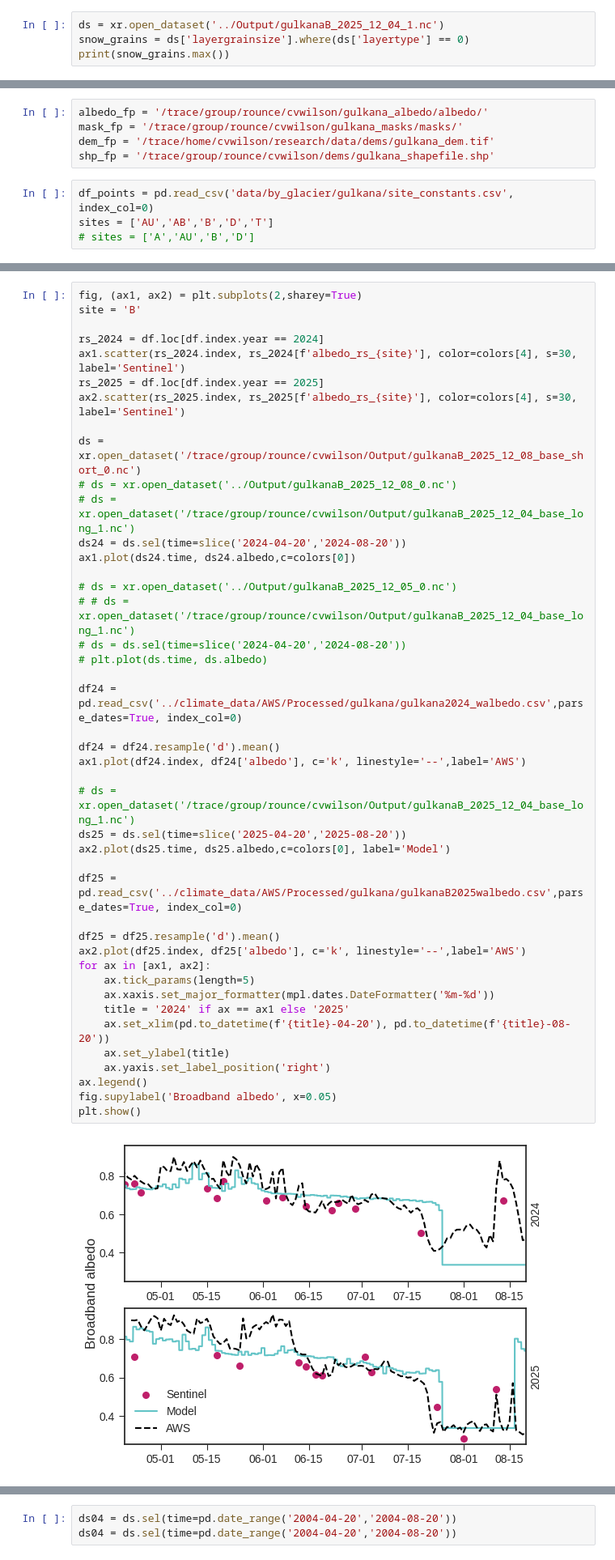
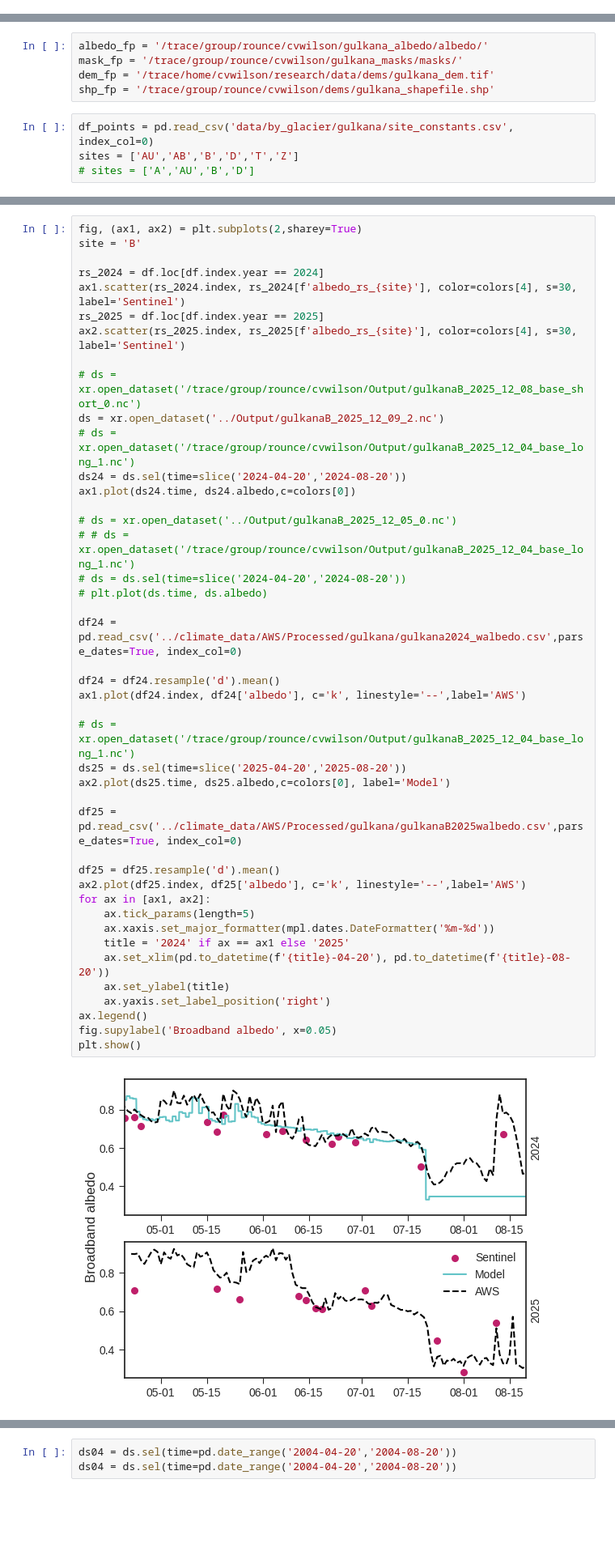
Before and after one commit to clairevwilson/PEBSI, a Jupyter notebook: compare_rs_albedo.ipynb, the cells around one changed output, grey strips where cells are left out. Shown at 81% size. Saved outputs shown, nothing was run; the diff lists cells and outputs as text; blank space fills up the shorter version.

```diff
--- a/compare_rs_albedo.ipynb
+++ b/compare_rs_albedo.ipynb
@@ -25,7 +26,3 @@ plt.show()
 # visualize_layers(ds, dates, ['layerBC','layergrainsize','layerwater'])
 # %% [output]
 [figure]
-# %%
-ds = xr.open_dataset('../Output/gulkanaB_2025_12_04_1.nc')
-snow_grains = ds['layergrainsize'].where(ds['layertype'] == 0)
-print(snow_grains.max())
@@ -39,7 +33,7 @@ dem_fp = '/trace/home/cvwilson/research/data/dems/gulkana_dem.tif'
 shp_fp = '/trace/group/rounce/cvwilson/dems/gulkana_shapefile.shp'
 # %%
 df_points = pd.read_csv('data/by_glacier/gulkana/site_constants.csv', index_col=0)
-sites = ['AU','AB','B','D','T']
+sites = ['AU','AB','B','D','T','Z']
 # sites = ['A','AU','B','D']
 # %%
 df = pd.DataFrame({f'albedo_rs_{site}':[] for site in sites}, index=[])
@@ -145,42 +139,42 @@ ax1.scatter(rs_2024.index, rs_2024[f'albedo_rs_{site}'], color=colors[4], s=30,
 rs_2025 = df.loc[df.index.year == 2025]
 ax2.scatter(rs_2025.index, rs_2025[f'albedo_rs_{site}'], color=colors[4], s=30, label='Sentinel')
 
-ds = xr.open_dataset('/trace/group/rounce/cvwilson/Output/gulkanaB_2025_12_08_base_short_0.nc')
-# ds = xr.open_dataset('../Output/gulkanaB_2025_12_08_0.nc')
+# ds = xr.open_dataset('/trace/group/rounce/cvwilson/Output/gulkanaB_2025_12_08_base_short_0.nc')
+ds = xr.open_dataset('../Output/gulkanaB_2025_12_09_2.nc')
 # ds = xr.open_dataset('/trace/group/rounce/cvwilson/Output/gulkanaB_2025_12_04_base_long_1.nc')
 ds24 = ds.sel(time=slice('2024-04-20','2024-08-20'))
 ax1.plot(ds24.time, ds24.albedo,c=colors[0])
 
 # ds = xr.open_dataset('../Output/gulkanaB_2025_12_05_0.nc')
 # # ds = xr.open_dataset('/trace/group/rounce/cvwilson/Output/gulkanaB_2025_12_04_base_long_1.nc')
 # ds = ds.sel(time=slice('2024-04-20','2024-08-20'))
 # plt.plot(ds.time, ds.albedo)
 
 df24 = pd.read_csv('../climate_data/AWS/Processed/gulkana/gulkana2024_walbedo.csv',parse_dates=True, index_col=0)
 
 df24 = df24.resample('d').mean()
 ax1.plot(df24.index, df24['albedo'], c='k', linestyle='--',label='AWS')
 
 # ds = xr.open_dataset('/trace/group/rounce/cvwilson/Output/gulkanaB_2025_12_04_base_long_1.nc')
 ds25 = ds.sel(time=slice('2025-04-20','2025-08-20'))
 ax2.plot(ds25.time, ds25.albedo,c=colors[0], label='Model')
 
 df25 = pd.read_csv('../climate_data/AWS/Processed/gulkana/gulkanaB2025walbedo.csv',parse_dates=True, index_col=0)
 
 df25 = df25.resample('d').mean()
 ax2.plot(df25.index, df25['albedo'], c='k', linestyle='--',label='AWS')
 for ax in [ax1, ax2]:
     ax.tick_params(length=5)
     ax.xaxis.set_major_formatter(mpl.dates.DateFormatter('%m-%d'))
     title = '2024' if ax == ax1 else '2025'
     ax.set_xlim(pd.to_datetime(f'{title}-04-20'), pd.to_datetime(f'{title}-08-20'))
     ax.set_ylabel(title)
     ax.yaxis.set_label_position('right')
 ax.legend()
 fig.supylabel('Broadband albedo', x=0.05)
 plt.show()
 # %% [output]
-[figure, old version]
+[figure, new version]
 # %%
 df25 = pd.read_csv('../climate_data/AWS/Processed/gulkana/gulkanaB2025walbedo.csv',parse_dates=True, index_col=0)
 first = df25.loc[df25['albedo'] < 0.5].index[0]
```
Also changed, not shown: parts of 5 cells of this notebook, 2 other files.
